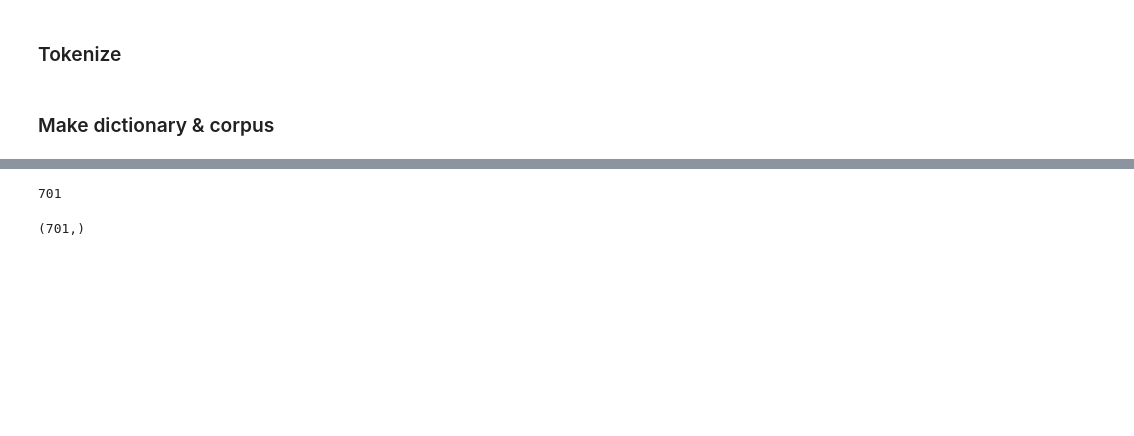
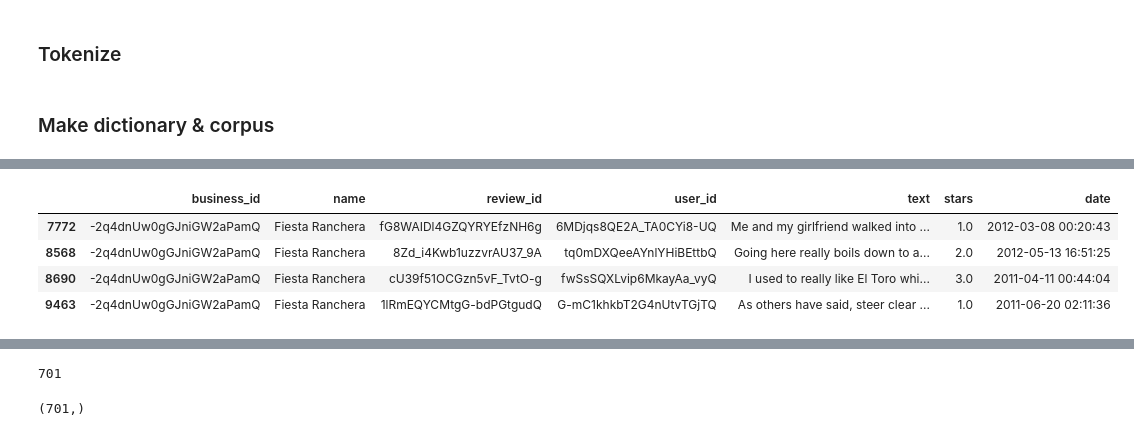
Before and after one commit to mbkranz/restaurant-app, a Jupyter notebook: notebooks/nlp-yelp-reviews.ipynb, the cells around one changed output, grey strips where cells are left out. Cells and saved outputs as stored; diff of their text form; code cells hidden in the pictures; blank space fills up the shorter version.

```diff
--- a/notebooks/nlp-yelp-reviews.ipynb
+++ b/notebooks/nlp-yelp-reviews.ipynb
@@ -101,0 +110,8 @@ Name: text, dtype: object
+# %%
+review_df.query("business_id=='-2q4dnUw0gGJniGW2aPamQ'")
+# %% [output]
+|  | business_id | name | review_id | user_id | text | stars | date |
+| 7772 | -2q4dnUw0gGJniGW2aPamQ | Fiesta Ranchera | fG8WAIDl4GZQYRYEfzNH6g | 6MDjqs8QE2A_TA0CYi8-UQ | Me and my girlfriend walked into ... | 1.0 | 2012-03-08 00:20:43 |
+| 8568 | -2q4dnUw0gGJniGW2aPamQ | Fiesta Ranchera | 8Zd_i4Kwb1uzzvrAU37_9A | tq0mDXQeeAYnlYHiBEttbQ | Going here really boils down to a... | 2.0 | 2012-05-13 16:51:25 |
+| 8690 | -2q4dnUw0gGJniGW2aPamQ | Fiesta Ranchera | cU39f51OCGzn5vF_TvtO-g | fwSsSQXLvip6MkayAa_vyQ | I used to really like El Toro whi... | 3.0 | 2011-04-11 00:44:04 |
+| 9463 | -2q4dnUw0gGJniGW2aPamQ | Fiesta Ranchera | 1lRmEQYCMtgG-bdPGtgudQ | G-mC1khkbT2G4nUtvTGjTQ | As others have said, steer clear ... | 1.0 | 2011-06-20 02:11:36 |
```
Also changed, not shown: parts of 20 cells of this notebook.
